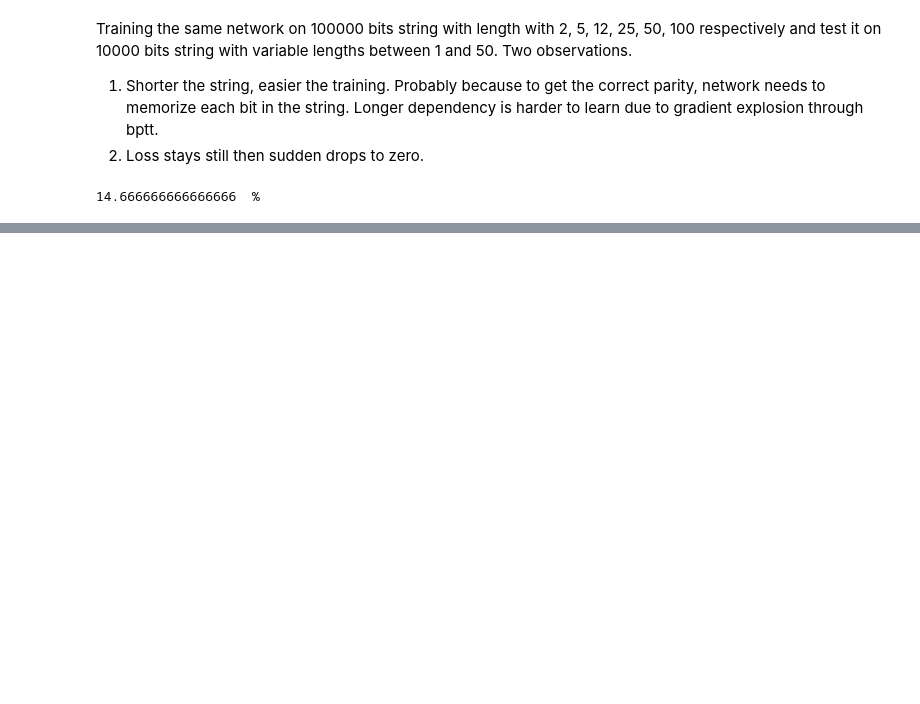
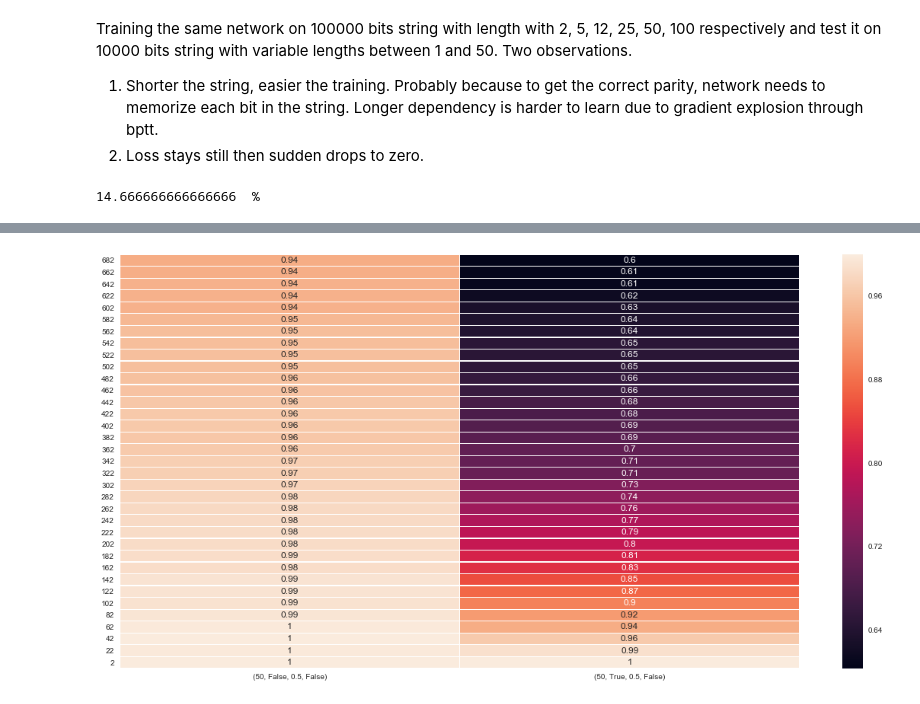
Before and after one commit to TengHu/LSTM-to-solve-the-XOR-problem, a Jupyter notebook: Solve XOR With LSTM.ipynb, the cells around one changed output, grey strips where cells are left out. Cells and saved outputs as stored; diff of their text form; code cells hidden in the pictures; blank space fills up the shorter version.

```diff
--- a/Solve XOR With LSTM.ipynb
+++ b/Solve XOR With LSTM.ipynb
@@ -426,23 +526,28 @@ for length in range(1, max_length):
 fig, ax = plt.subplots(figsize=(20, 10))
 plt.plot([abs((curr - prev) / prev) for prev, curr in zip(gradient_vector, gradient_vector[1:])])
 # %%
-''' Visualize heatmap to compare testset and trainset performance '''
+'''
+Visualize heatmap to compare testset and trainset performance
+'''
+
 import numpy as np; np.random.seed(0)
 import seaborn as sns; sns.set()
 
-max_length = 500
+max_length = 700
 inputs, targets = generate_binary(length=max_length, num=1000, prob=0.25)
 
 data = pd.DataFrame(columns = curriculum)
 for i in range(2, max_length, 20):
     buff = []
     for idx, model in enumerate(model_list):
         print
         buff.append(evaluate(model, inputs, targets, length=i, is_variable_length=False))
     data.loc[i] = buff
 
 data = data.iloc[::-1]
 
 
 fig, ax = plt.subplots(figsize=(20, 10))
 ax = sns.heatmap(data, annot=True, linewidths=.2, ax=ax) # square=True,
+# %% [output]
+[figure, added]
```
Also changed, not shown: parts of 9 cells of this notebook.
